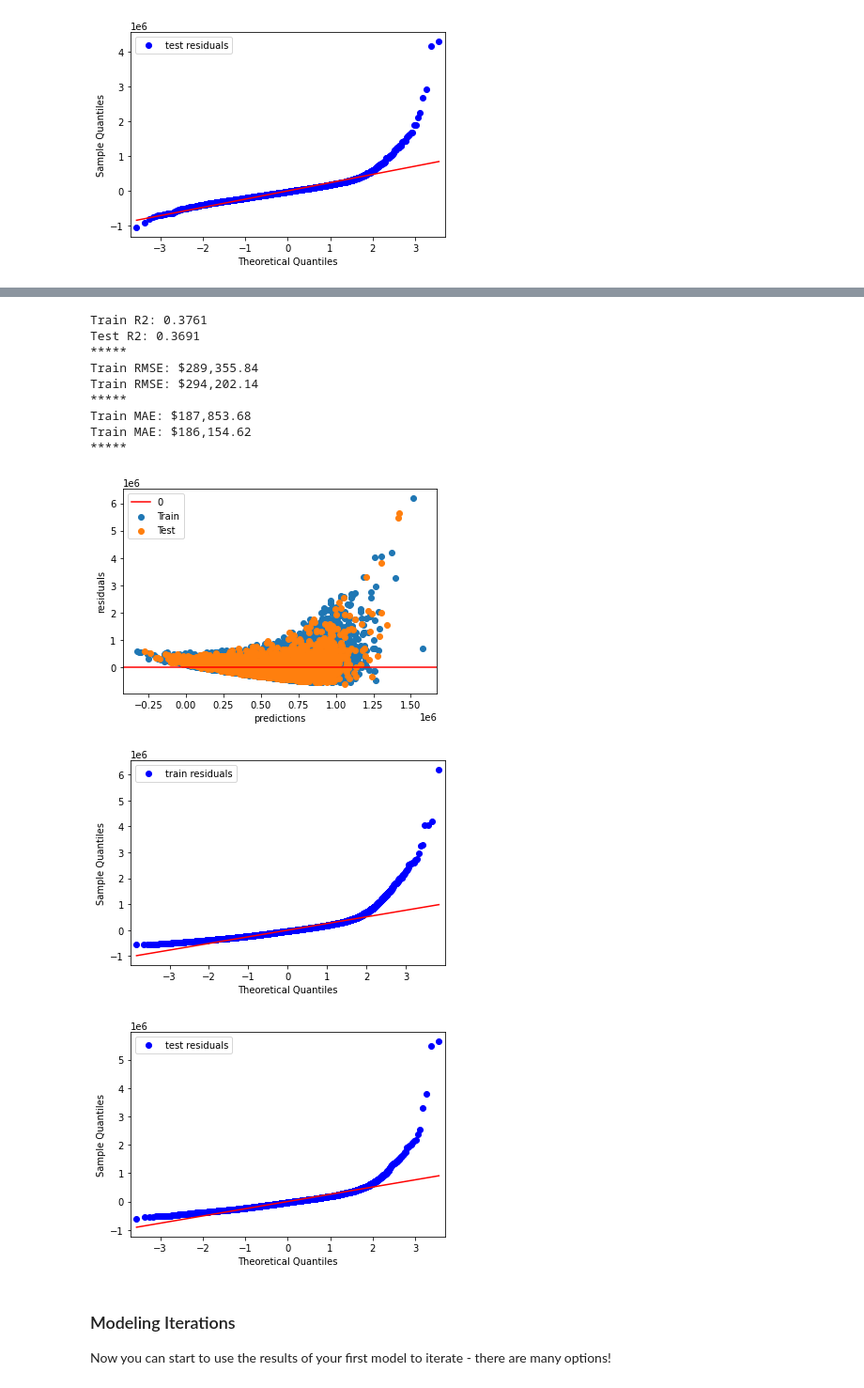
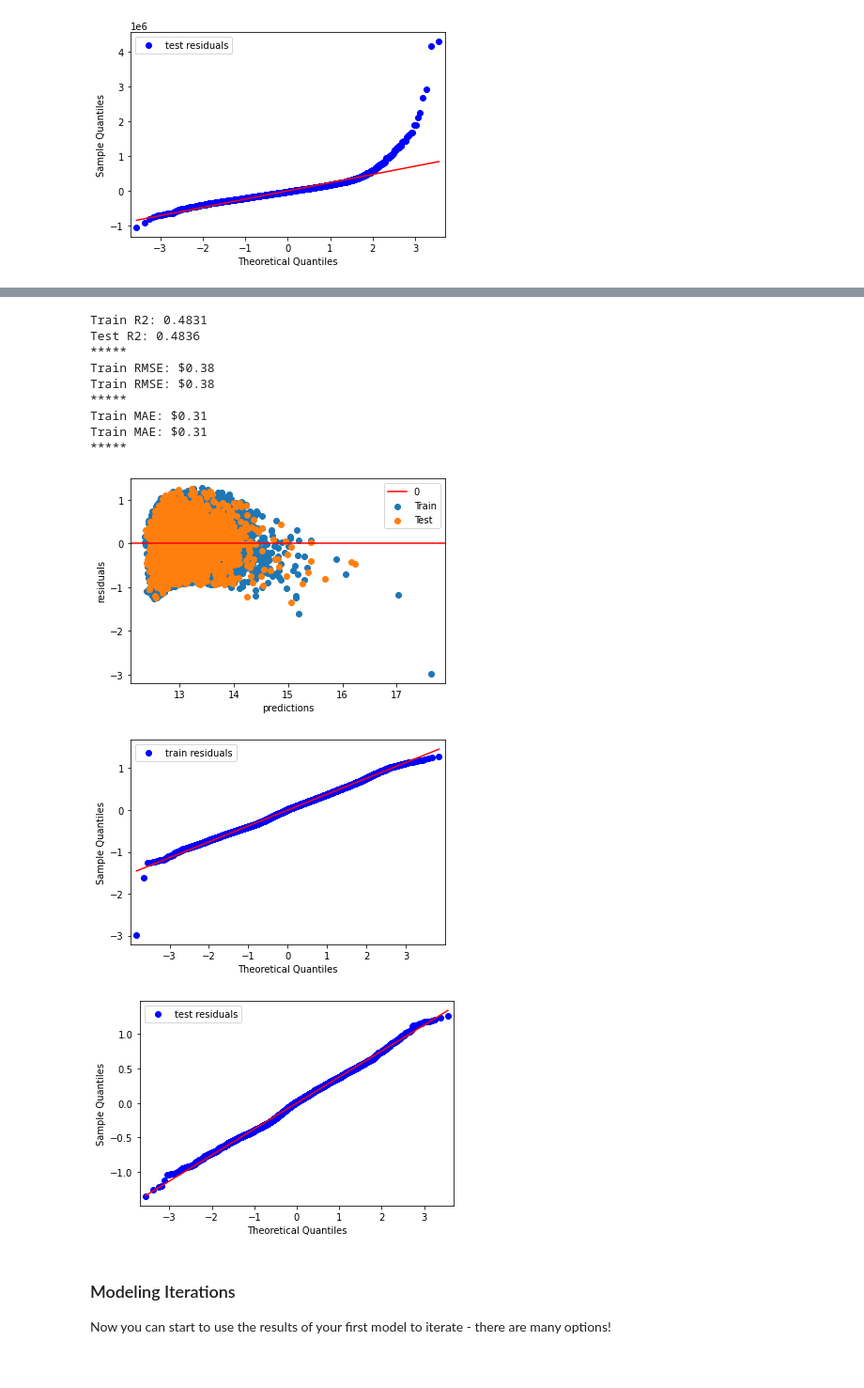
Before and after one commit to garrettwilliams90/Housing_Analysis, a Jupyter notebook: Notebooks/Emine/Project2_Emine.ipynb, the cells around one changed output, grey strips where cells are left out. Shown at 94% size. Drawn from its saved outputs; the diff is of its cells as text; code cells hidden in the pictures.

```diff
--- a/Notebooks/Emine/Project2_Emine.ipynb
+++ b/Notebooks/Emine/Project2_Emine.ipynb
@@ -559,7 +559,12 @@ condition_df_encoded.head(20)
 # %%
-# (5b) Concatenate the new dataframe with current df
-df_condition_expanded = pd.concat([df, condition_df_encoded], axis=1)
+# Drop original view column
+df.drop("view", axis=1, inplace=True)
+df.drop("condition", axis=1, inplace=True)
+df.drop("grade", axis=1, inplace=True)
+
+# Concatenate the new dataframe with current df
+df = pd.concat([df, view_col_encoded, condition_df_encoded, grade_encoded], axis=1)
 
 # Visually inspect df
-df_condition_expanded.head()
+df.head()
 # %% [output]
@@ -728,5 +729,8 @@ logged_fsm_X_test = np.log(X_test['sqft_living'])
+# %%
+logged_fsm_y_train= np.log(y_train)
+logged_fsm_y_test= np.log(y_test)
 # %%
-fsm_logged = sm.OLS(y_train, sm.add_constant(logged_fsm_X_train)).fit()
+fsm_logged = sm.OLS(logged_fsm_y_train, sm.add_constant(fsm_X_train)).fit()
 # %%
 fsm_logged.summary()
 # %% [output]
@@ -752,21 +758,21 @@ Notes:
 # %%
-logged_fsm_train_preds = fsm_logged.predict(sm.add_constant(logged_fsm_X_train))
-logged_fsm_test_preds = fsm_logged.predict(sm.add_constant(logged_fsm_X_test))
+logged_fsm_train_preds = fsm_logged.predict(sm.add_constant(fsm_X_train))
+logged_fsm_test_preds = fsm_logged.predict(sm.add_constant(fsm_X_test))
 # %%
-evaluate(y_train, logged_fsm_train_preds, y_test, logged_fsm_test_preds)
+evaluate(logged_fsm_y_train, logged_fsm_train_preds, logged_fsm_y_test, logged_fsm_test_preds)
 # %% [output]
-Train R2: 0.3761
-Test R2: 0.3691
+Train R2: 0.4831
+Test R2: 0.4836
 *****
-Train RMSE: $289,355.84
-Train RMSE: $294,202.14
+Train RMSE: $0.38
+Train RMSE: $0.38
 *****
-Train MAE: $187,853.68
-Train MAE: $186,154.62
+Train MAE: $0.31
+Train MAE: $0.31
 *****
-[figure, old version]
+[figure, new version]
-[figure, old version]
+[figure, new version]
-[figure, old version]
+[figure, new version]
 # %% [markdown]
 ### Modeling Iterations
 
```
Also changed, not shown: parts of 63 cells of this notebook.
